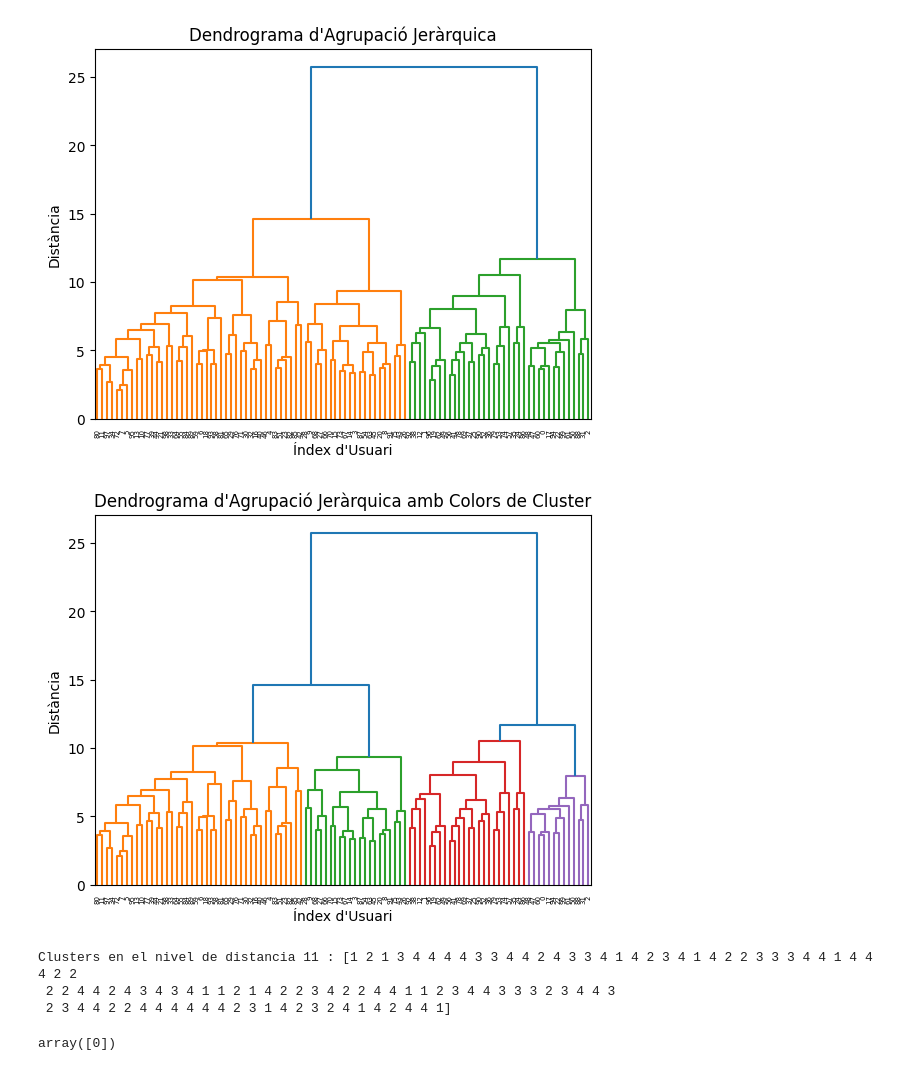
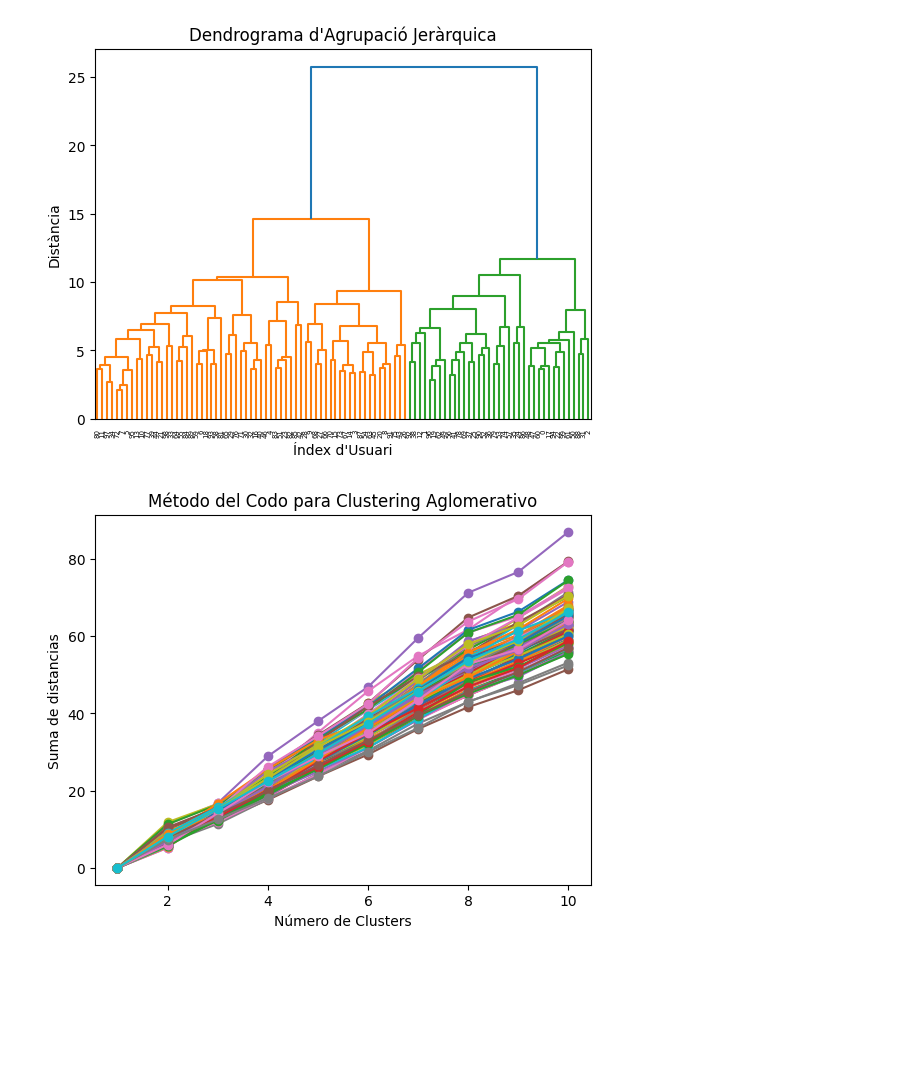
Before and after one commit to oliviapuig/SBC_practica, a Jupyter notebook: clustering.ipynb, the cells around one changed output. Saved outputs shown, nothing was run; the diff lists cells and outputs as text; code cells hidden in the pictures; blank space fills up the shorter version.

```diff
--- a/clustering.ipynb
+++ b/clustering.ipynb
@@ -8,0 +12,6 @@ import pickle
+# %%
+casos_pkl = pd.read_pickle('data/usuaris.pkl')
+casos=pd.read_csv('eoo/casos.csv')
+# %%
+#obtenim vectors
+vectors = [cas.vector for cas in casos_pkl]
@@ -9,10 +22,4 @@ import pickle
 # %%
-#casos = pd.read_pickle('casos.pkl')
-
-casos = pd.read_pickle('data/usuaris.pkl')
-
-vectors = [cas.vector for cas in casos]
-
 # Calcular la matriu de distàncies
 distàncies = pdist(vectors, metric='euclidean')
 
@@ -32,4 +39,29 @@ plt.ylabel('Distància')
 plt.show()
 # %% [output]
 [figure]
+# %%
+import numpy as np
+import matplotlib.pyplot as plt
+from sklearn.cluster import AgglomerativeClustering
+from sklearn.datasets import make_blobs
+from sklearn.metrics import silhouette_score
+from sklearn.metrics import pairwise_distances
+
+distance_matrix = pairwise_distances(vectors, metric='euclidean')
+
+# Método del codo para clustering aglomerativo
+wcss = []
+for i in range(1, 11):
+    model = AgglomerativeClustering(n_clusters=i, affinity='precomputed', linkage='average')
+    labels = model.fit_predict(matriu_distàncies)
+    wcss.append(sum(np.min(matriu_distàncies[:, labels == j], axis=1) for j in range(i)))
+
+# Graficar la curva del codo
+plt.plot(range(1, 11), wcss, marker='o')
+plt.title('Método del Codo para Clustering Aglomerativo')
+plt.xlabel('Número de Clusters')
+plt.ylabel('Suma de distancias')
+plt.show()
+# %% [output]
+[figure, added]
 # %%
@@ -41,28 +74,2 @@ clusters = model_clustering.fit_predict(vectors)
 with open('model_clustering.pkl', 'wb') as archivo:
     pickle.dump(model_clustering, archivo)
-# %%
-from scipy.cluster.hierarchy import fcluster
-
-# Obtener los clusters en un nivel específico de distancia
-nivel_de_distancia = 11  # Ajusta el nivel según tus necesidades
-clusters_nivel_distancia = fcluster(enllaços, t=nivel_de_distancia, criterion='distance')
-
-# Visualizar el dendrograma con colores de cluster
-dendrogram(enllaços, labels=range(len(vectors)), orientation='top', distance_sort='descending', show_leaf_counts=True,
-           color_threshold=nivel_de_distancia)
-plt.title('Dendrograma d\'Agrupació Jeràrquica amb Colors de Cluster')
-plt.xlabel("Índex d'Usuari")
-plt.ylabel('Distància')
-plt.show()
-
-# Imprimir los clusters en el nivel de distancia específico
-print("Clusters en el nivel de distancia", nivel_de_distancia, ":", clusters_nivel_distancia)
-# %% [output]
-[figure, removed]
-Clusters en el nivel de distancia 11 : [1 2 1 3 4 4 4 4 3 3 4 4 2 4 3 3 4 1 4 2 3 4 1 4 2 2 3 3 3 4 4 1 4 4 4 2 2
- 2 2 4 4 2 4 3 4 3 4 1 1 2 1 4 2 2 3 4 2 2 4 4 1 1 2 3 4 4 3 3 3 2 3 4 4 3
- 2 3 4 4 2 2 4 4 4 4 4 4 2 3 1 4 2 3 2 4 1 4 2 4 4 1]
-# %%
-puntos_mismo_cluster
-# %% [output]
-array([0])
```
Also changed, not shown: parts of 11 cells of this notebook, 5 other files.
